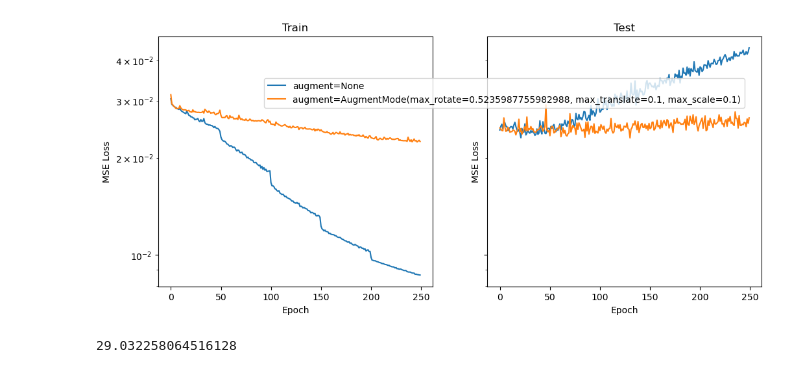
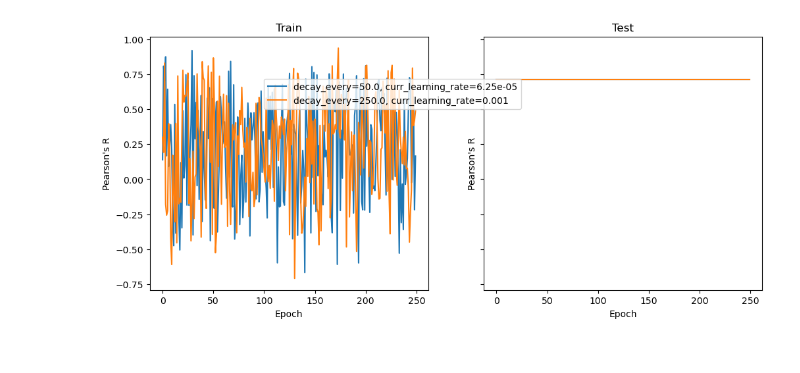
Before and after one commit to darikg/diffusion-net, a Jupyter notebook: experiments/regression_0/compare_stuff.ipynb, the cells around one changed output. Drawn from its saved outputs; the diff is of its cells as text; code cells hidden in the pictures.

```diff
--- a/experiments/regression_0/compare_stuff.ipynb
+++ b/experiments/regression_0/compare_stuff.ipynb
@@ -24,6 +24,8 @@ file = Path(r"D:\resynth\run_48_49\run00048_simp_vis_color\2025-07-21-09-26-35\o
 # file = Path(r"D:\resynth\run_09_10\run00009_resynth\2025-07-26-10-42-13\opts_and_metadata.pt")
 file = Path(r"D:\resynth\run_09_10\run00009_resynth\2025-07-27-12-12-10\opts_and_metadata.pt")  # The augmentation
 
+file = Path(r"D:\resynth\run_20_21\run00020_resynth\2025-07-29-15-37-40\opts_and_metadata.pt")
+file = Path(r"D:\resynth\run_38_39\run00038_resynth\2025-07-30-11-58-55\opts_and_metadata.pt")
 readers = Readers.from_file(file)
 
 # to try:
@@ -38,8 +40,5 @@ readers.hparams
 # %%
-fig, axs = readers.plot_loss(legend=(.25, .7))
+fig, axs = readers.plot_training(legend=(.25, .7), mode='corr')
+# fig.legend(['foo', 'bar')
 # %% [output]
-[figure, old version]
+[figure, new version]
-# %%
-.5 / 6.2 * 360
-# %% [output]
-29.032258064516128
```
Also changed, not shown: parts of 13 cells of this notebook, 2 other files.
